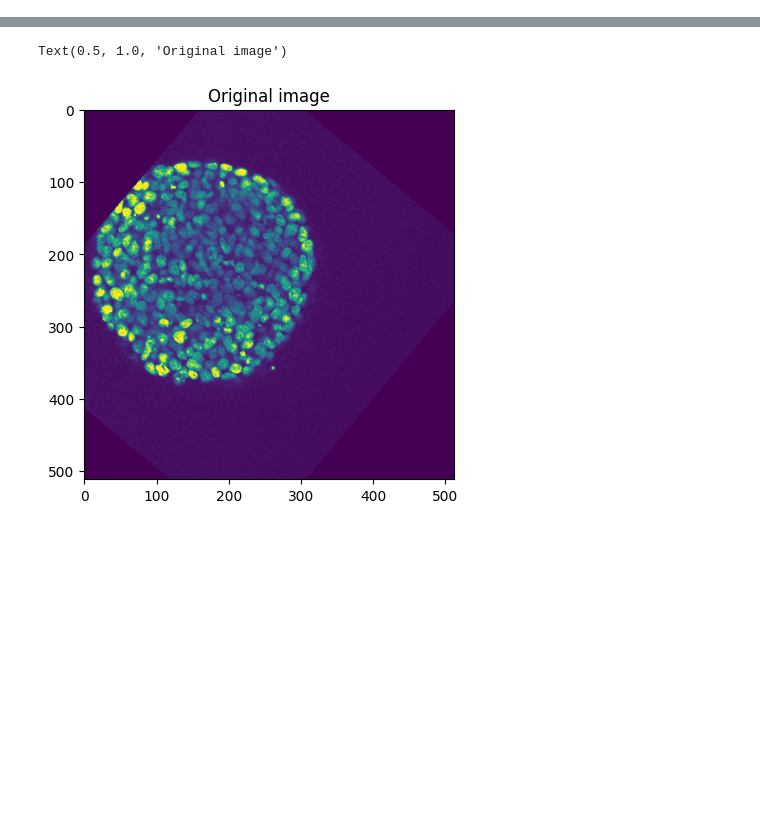
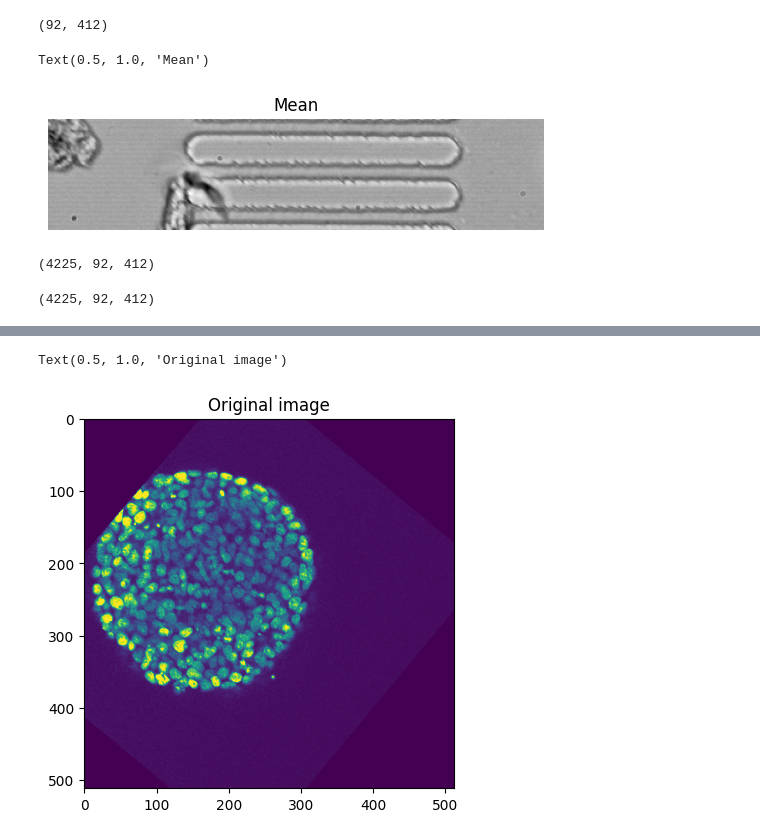
Before and after one commit to maihanhoang/napari-zplane-depth-colorizer, a Jupyter notebook: src/exploring.ipynb, the cells around one changed output, grey strips where cells are left out. Drawn from its saved outputs; the diff is of its cells as text; code cells hidden in the pictures; blank space fills up the shorter version.

```diff
--- a/src/exploring.ipynb
+++ b/src/exploring.ipynb
@@ -5,0 +21,24 @@ import matplotlib.pyplot as plt
+# %%
+video_mean = np.mean(video, axis=0)
+print(video_mean.shape)
+plt.imshow(video_mean, cmap="gray")
+plt.axis("off")
+plt.title("Mean")
+# %% [output]
+(92, 412)
+Text(0.5, 1.0, 'Mean')
+[figure, added]
+# %%
+# Background removed from video
+video_median_background_removed = video - video_median
+print(video_median_background_removed.shape)
+imwrite("/home/mai/Documents/Helfer/video_medianBackgroundRemoved.tif", video_median_background_removed)
+# %% [output]
+(4225, 92, 412)
+# %%
+# Background removed from video
+video_mean_background_removed = video - video_median
+print(video_mean_background_removed.shape)
+imwrite("/home/mai/Documents/Helfer/video_meanBackgroundRemoved.tif", video_mean_background_removed)
+# %% [output]
+(4225, 92, 412)
```
Also changed, not shown: parts of 4 cells of this notebook, 1 other file.
